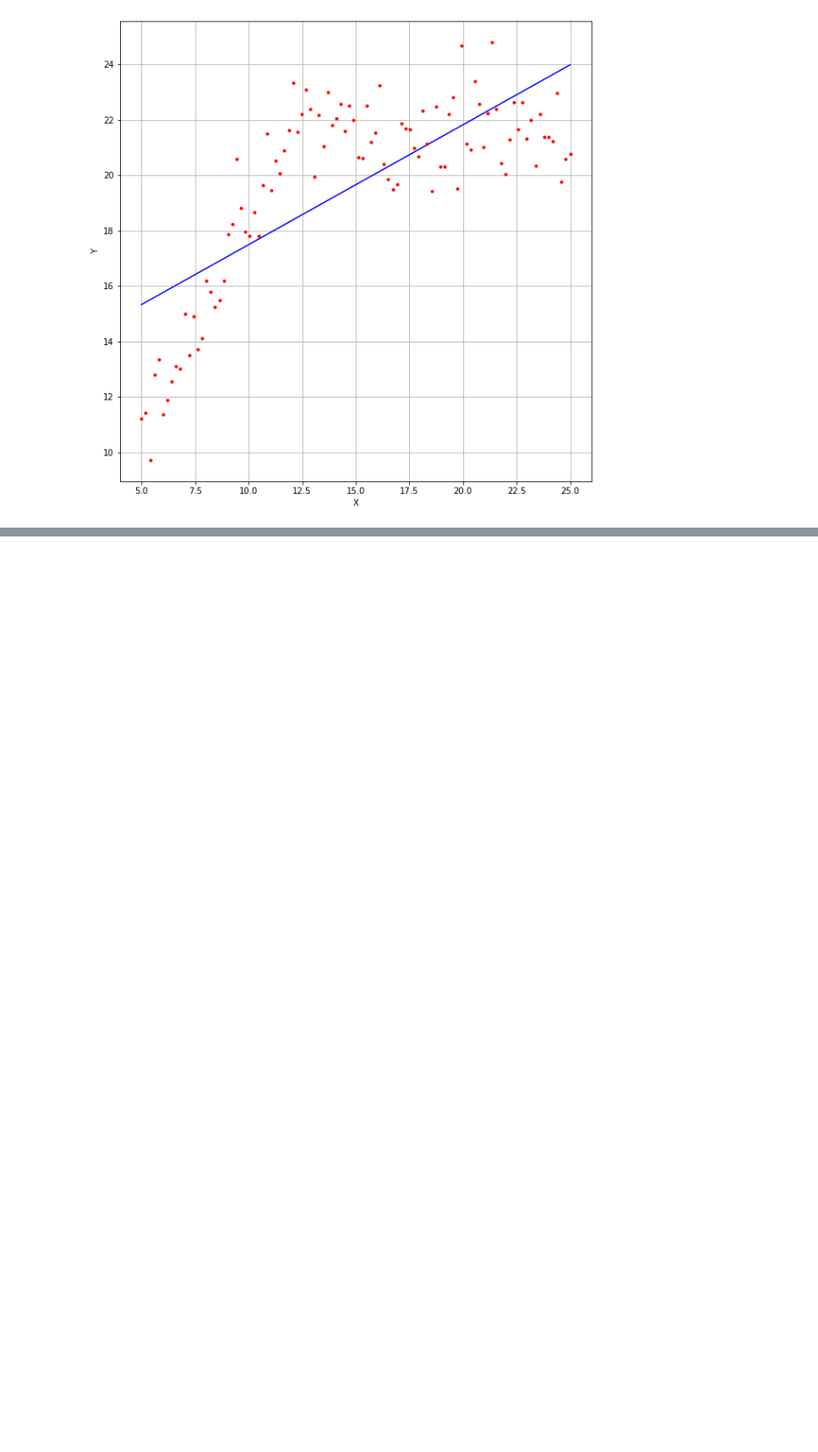
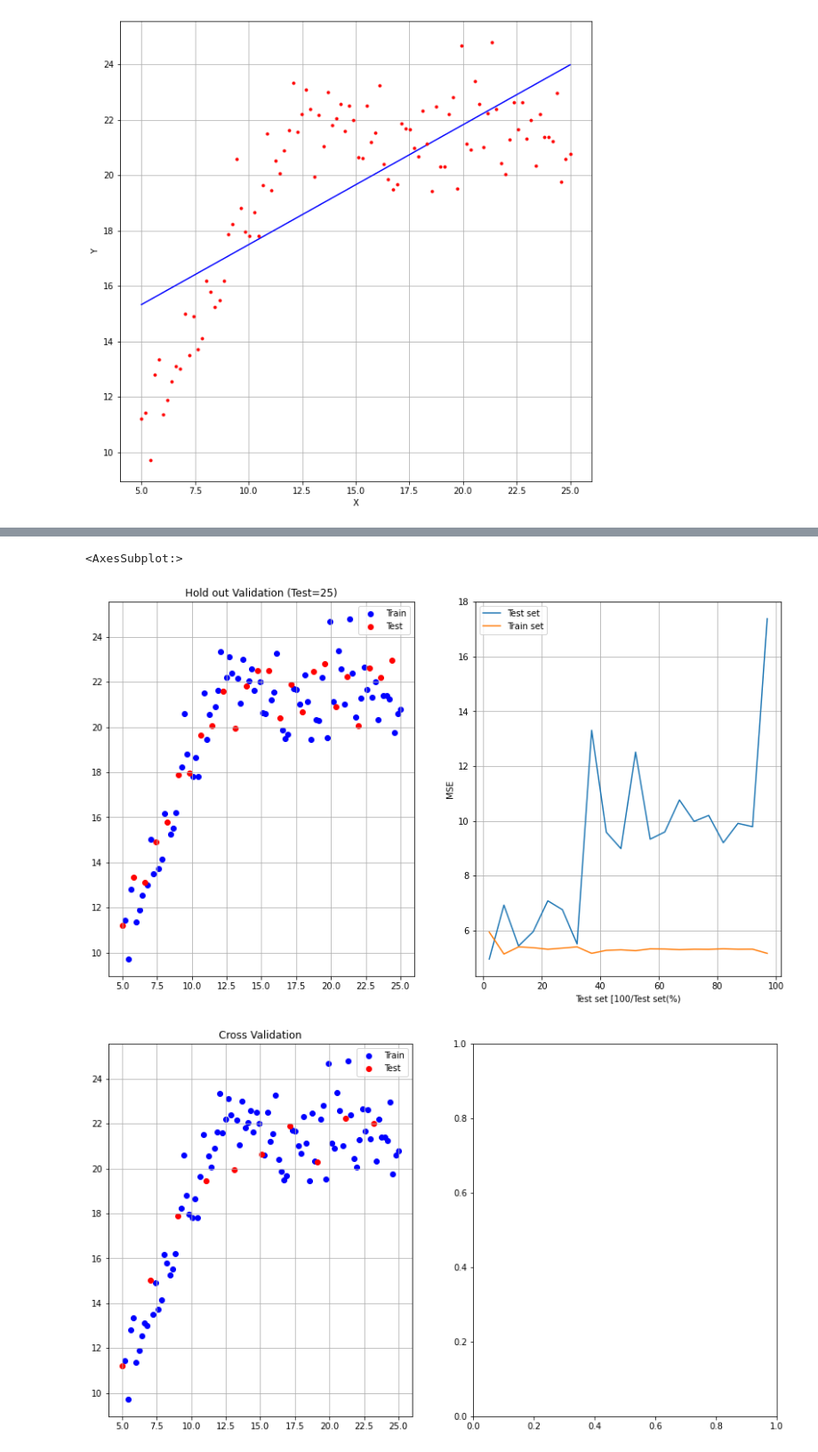
Before and after one commit to zeegeon/Machine-learning-for-basic, a Jupyter notebook: Linear Regression.ipynb, the cells around one changed output, grey strips where cells are left out. Shown at 89% size. Saved outputs shown, nothing was run; the diff lists cells and outputs as text; code cells hidden in the pictures; blank space fills up the shorter version.

Commit message:
Holdout validation added

```diff
--- a/Linear Regression.ipynb
+++ b/Linear Regression.ipynb
@@ -224,7 +224,7 @@ plt.grid()
 [figure]
 [figure]
 # %%
-# bonus
+# New Data (data length : 100)
 
 f = open('C:/Users/jigeon/Winter_Lab_study/test_data01.txt', 'r')
 lines = f.readlines()
@@ -239,11 +239,8 @@ for i in lines: # 한 줄씩 문자열로 저장되어있다.
     x_line.append(float(kkkk[0]))
     y_line.append(float(kkkk[1]))
 x_line = np.array(x_line)
+y_line = np.array(y_line)
 
-#for i in x_line:
-#   print(i)
-#for i in y_line:
-#    print(i)
 
 def cal_w(input1, output1): # input must numpy array
 
@@ -253,12 +250,14 @@ def cal_w(input1, output1): # input must numpy array
     w11 = (sum(output1 - w00*input1)) / len(input1)
     return w00, w11
 
+
 def cal_mse(input2, output2):
     MSE = []
-    w0, w1 = cal_w(input2, output2)
+    w0, w1 = cal_w(np.array(input2), np.array(output2))
     y_hat = w0*input2 + w1
     MSE.append(sum((output2 - y_hat)**2) / len(output2))
     return MSE
+
 
 w00, w11 = cal_w(x_line, y_line)
 MSE = cal_mse(x_line, y_line)
@@ -278,3 +277,6 @@ plt.grid()
 w0 : 0.4326978688973623  w1 : 13.168104949461494
 MSE : [5.397126169382696]
 [figure]
+# %%
+for i in lines: # 추가 데이터 셋       input / output
+    print(i)
@@ -280,0 +425,56 @@ MSE : [5.397126169382696]
+# %%
+# 그래프 출력 ---------------------------------------------------------------
+
+# 1. Hold out Validation
+print("\nHold out Validation\n(Test set : 25%)\n")
+print("w0 : "+ str(w0_HO) + "\nw1 : " + str(w1_HO))
+print("MSE_Holdout_Train : " + str(MSE_HO))
+print("MSE_Holdout_Test : " + str(MSE_HO2))
+
+plt.figure(1,figsize=(14,8))
+plt.subplot(121)
+plt.scatter(x_train_holdout, y_train_holdout, color="blue", label='Train')
+plt.scatter(x_test_holdout, y_test_holdout, color="red", label='Test')
+plt.title("Hold out Validation (Test=25)")
+plt.legend()
+plt.grid()
+plt.subplot(122)
+plt.plot(range(2,99,5),MSE_HO3[::5], label='Test set')
+plt.plot(range(2,99,5),MSE_HO4[::5], label='Train set')
+plt.xlabel("Test set [100/Test set(%)")
+plt.ylabel("MSE")
+plt.legend()
+plt.grid()
+
+
+# 2. Cross Validation
+print("\nCross Validation\n")
+print("w0 : "+ str(w0_CV) + "\nw1 : " + str(w1_CV))
+print("MSE_Cross_Train : " + str(MSE_CV))
+print("MSE_Cross_Test : " + str(MSE_CV2))
+
+plt.figure(2,figsize=(14,8))
+plt.subplot(121)
+plt.scatter(x_train_CV, y_train_CV,color="blue", label='Train')
+plt.scatter(x_test_CV, y_test_CV, color="red", label='Test')
+plt.title("Cross Validation")
+plt.legend()
+plt.grid()
+plt.subplot(122)
+
+
+# 3. Bootstrapping
+print("\nBootstrapping\n")
+print("w0 : "+ str(w0_BS) + "\nw1 : " + str(w1_BS))
+print("MSE_Bootstrapping_Train : " + str(MSE_BS))
+print("MSE_Bootstrapping_Test : " + str(MSE_BS2))
+
+plt.figure(3,figsize=(14,8))
+plt.subplot(121)
+plt.scatter(x_train_BS, y_train_BS, color="blue", label='Train')
+plt.scatter(x_test_BS, y_test_BS, color="red", label='Test')
+plt.title("Bootstrapping")
+plt.legend()
+plt.grid()
+plt.subplot(122)
+# %% [output]
@@ -280,0 +498,3 @@ MSE : [5.397126169382696]
+<AxesSubplot:>
+[figure, added]
+[figure, added]
```
Also changed, not shown: parts of 4 cells of this notebook.
